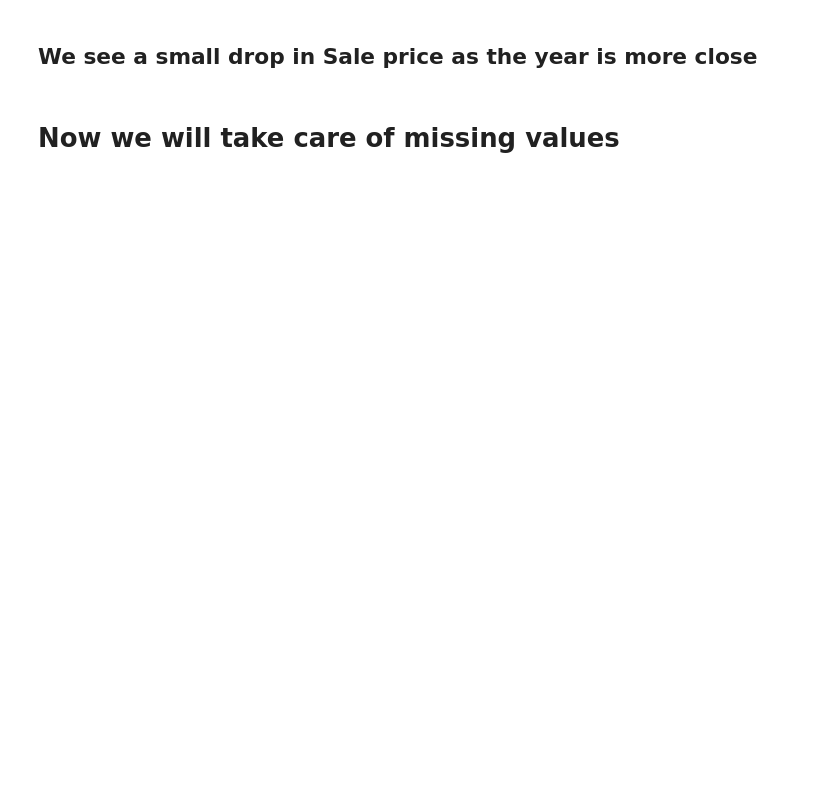
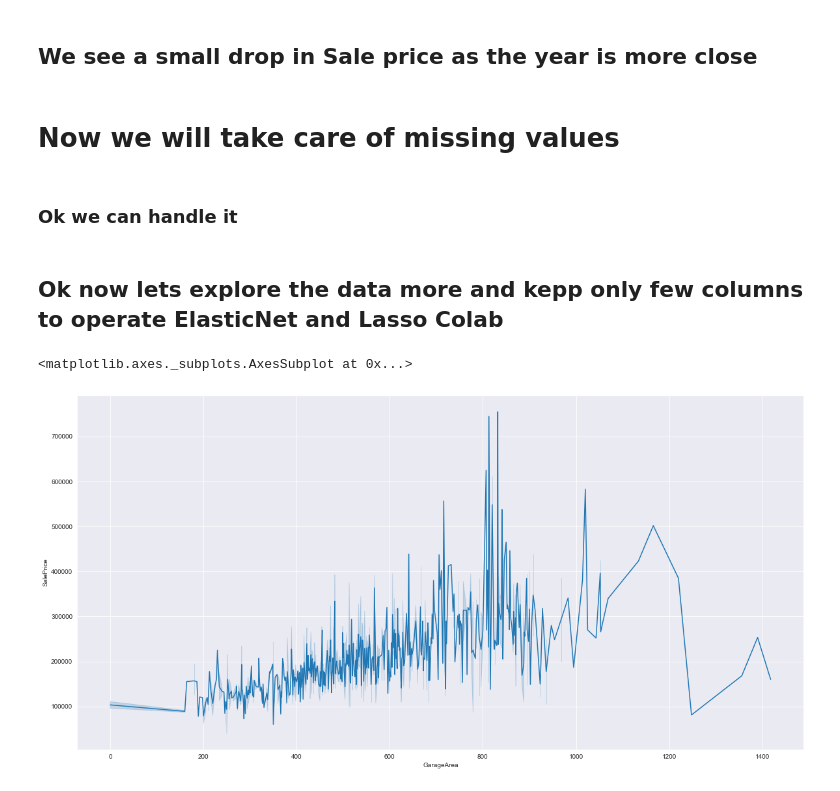
Before and after one commit to VasilisMpletsos/House-Prices-Kaggle-Competition, a Jupyter notebook: HousePrices.ipynb, the cells around one changed output. Saved outputs shown, nothing was run; the diff lists cells and outputs as text; code cells hidden in the pictures; blank space fills up the shorter version.

```diff
--- a/HousePrices.ipynb
+++ b/HousePrices.ipynb
@@ -633,3 +633,23 @@ sns.lineplot(x="YrSold", y="SalePrice",data=df)
 ## We see a small drop in Sale price as the year is more close
 # %% [markdown]
 # Now we will take care of missing values
+# %%
+for label,content in df.items():
+    if pd.api.types.is_string_dtype(content):
+        df[label] = content.astype("category").cat.as_ordered()
+# %% [markdown]
+### Ok we can handle it
+# %%
+for label,content in df.items():
+    if pd.api.types.is_numeric_dtype(content):
+        if pd.isnull(content).sum():
+            df[label] = content.fillna(content.median())
+# %% [markdown]
+## Ok now lets explore the data more and kepp only few columns to operate ElasticNet and Lasso Colab
+# %%
+plt.figure(figsize=(20,10))
+sns.set_style('darkgrid')
+sns.lineplot(x="GarageArea", y="SalePrice",data=df)
+# %% [output]
+<matplotlib.axes._subplots.AxesSubplot at 0x...>
+[figure, added]
```
Also changed, not shown: parts of 20 cells of this notebook, 6 other files.
